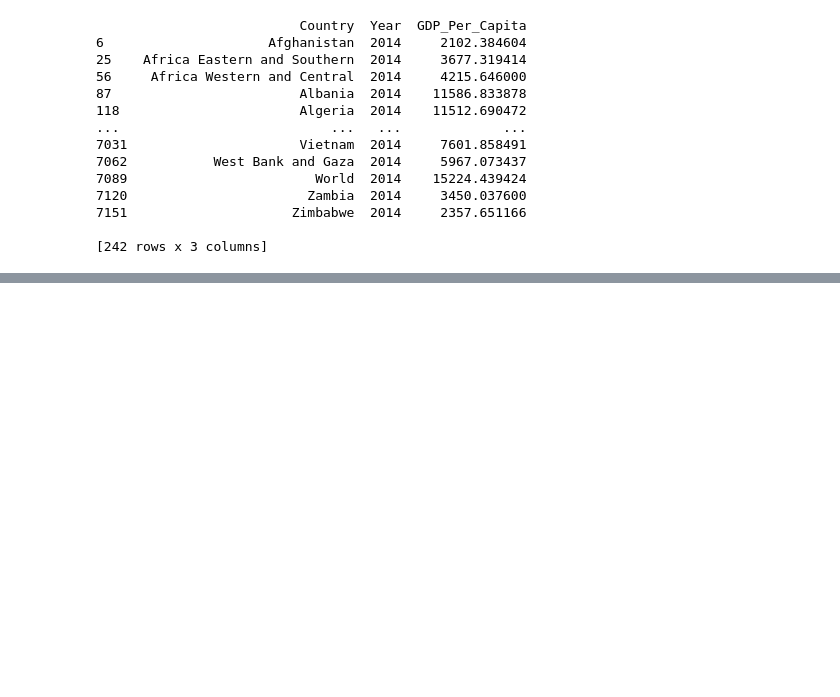
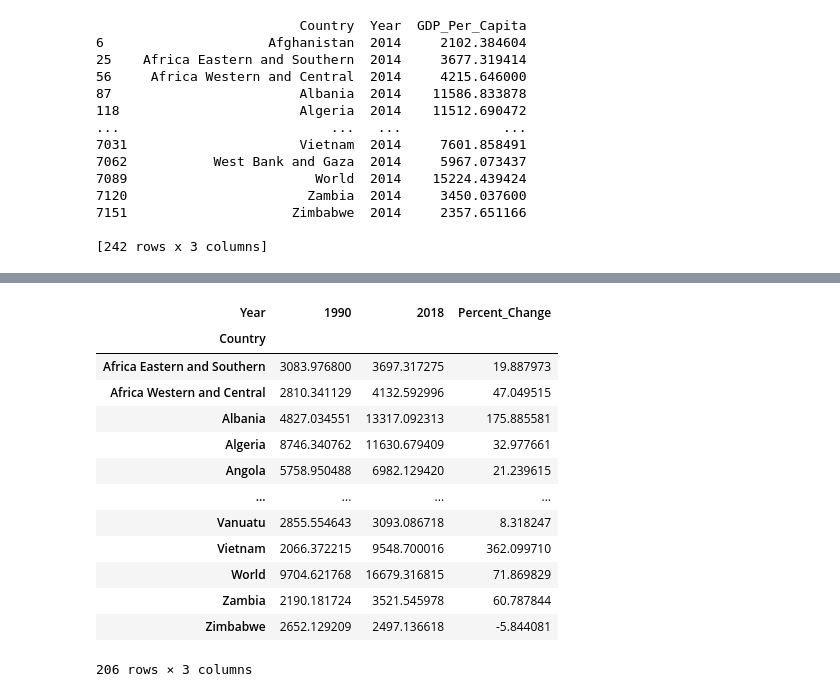
Before and after one commit to nss-data-science-cohort-7/un-exploration-marieljum, a Jupyter notebook: notebooks/UN_Data_Exploration.ipynb, the cells around one changed output, grey strips where cells are left out. Drawn from its saved outputs; the diff is of its cells as text; code cells hidden in the pictures; blank space fills up the shorter version.

```diff
--- a/notebooks/UN_Data_Exploration.ipynb
+++ b/notebooks/UN_Data_Exploration.ipynb
@@ -210,0 +227,11 @@ plt.show()
+# %%
+# filter the df for 1990 amd 2018
+gdp_filter = gdp_df[gdp_df["Year"].isin([1990, 2018])]
+print(gdp_filter)
+
+# pivot data so row=country, column=yr, values=GDP
+gdp_pivoted = gdp_filter.pivot_table(index='Country',columns='Year',values='GDP_Per_Capita') #index = rows
+
+# drop any missing rows
+gdp_pivoted = gdp_pivoted.dropna(subset=[1990, 2018])
+print(gdp_pivoted)
@@ -210,0 +258,4 @@ plt.show()
+# %%
+# create new column in gdp_pivoted
+# gdp_pivoted = gdp_pivoted.reset_index()
+gdp_pivoted['Percent_Change'] = 100*(gdp_pivoted[2018]-gdp_pivoted[1990])/gdp_pivoted[1990]
@@ -210,0 +280,17 @@ plt.show()
+# %%
+gdp_pivoted
+# %% [output]
+| Year | 1990 | 2018 | Percent_Change |
+| Country |  |  |  |
+| Africa Eastern and Southern | 3083.976800 | 3697.317275 | 19.887973 |
+| Africa Western and Central | 2810.341129 | 4132.592996 | 47.049515 |
+| Albania | 4827.034551 | 13317.092313 | 175.885581 |
+| Algeria | 8746.340762 | 11630.679409 | 32.977661 |
+| Angola | 5758.950488 | 6982.129420 | 21.239615 |
+| ... | ... | ... | ... |
+| Vanuatu | 2855.554643 | 3093.086718 | 8.318247 |
+| Vietnam | 2066.372215 | 9548.700016 | 362.099710 |
+| World | 9704.621768 | 16679.316815 | 71.869829 |
+| Zambia | 2190.181724 | 3521.545978 | 60.787844 |
+| Zimbabwe | 2652.129209 | 2497.136618 | -5.844081 |
+206 rows × 3 columns
```
Also changed, not shown: parts of 28 cells of this notebook.
